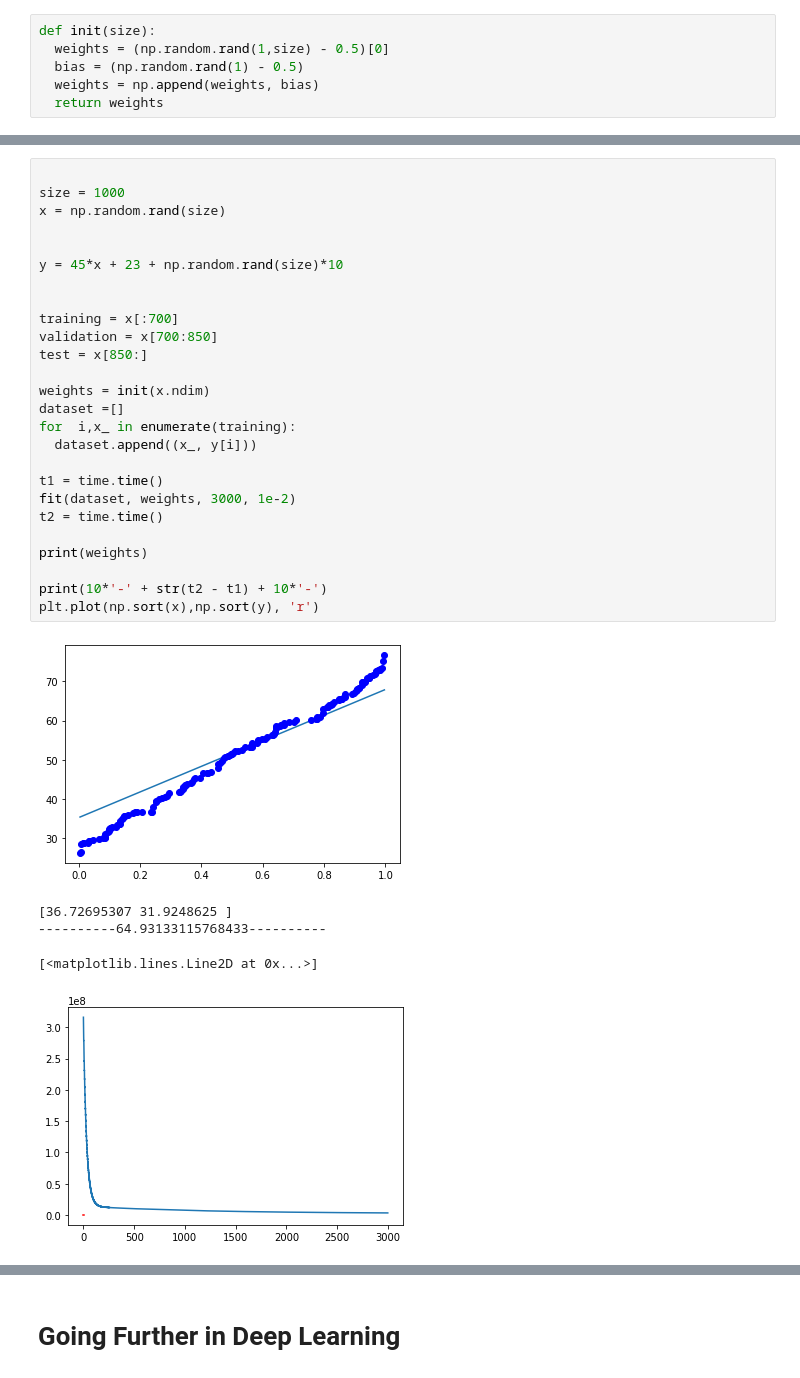
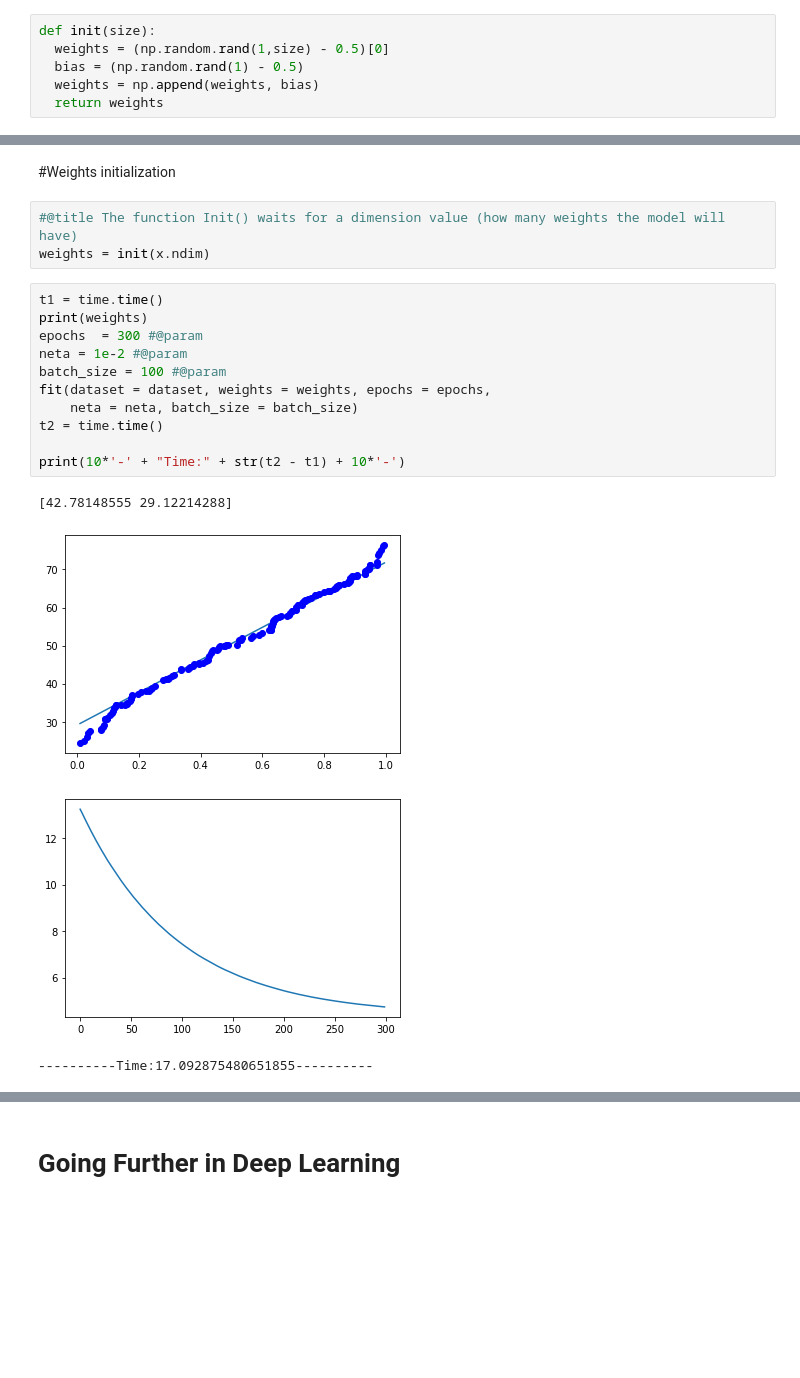
Before and after one commit to lucas-coutinho/AIParaTodos, a Jupyter notebook: Perceptron_CIFAR10.ipynb, the cells around one changed output, grey strips where cells are left out. Drawn from its saved outputs; the diff is of its cells as text; blank space fills up the shorter version.

```diff
--- a/Perceptron_CIFAR10.ipynb
+++ b/Perceptron_CIFAR10.ipynb
@@ -109,35 +152,24 @@ def fit(dataset, weights, epochs, neta = 0.00001):
-# %%
-
-size = 1000
-x = np.random.rand(size)
-
-
-y = 45*x + 23 + np.random.rand(size)*10
-
-
-training = x[:700]
-validation = x[700:850]
-test = x[850:]
-
-weights = init(x.ndim)
-dataset =[]
-for  i,x_ in enumerate(training):
-  dataset.append((x_, y[i]))
-
-t1 = time.time()
-fit(dataset, weights, 3000, 1e-2)
-t2 = time.time()
-
-print(weights)
-
-print(10*'-' + str(t2 - t1) + 10*'-')
-plt.plot(np.sort(x),np.sort(y), 'r')
-# %% [output]
-[figure, removed]
-[36.72695307 31.9248625 ]
-----------64.93133115768433----------
-[<matplotlib.lines.Line2D at 0x...>]
-[figure, removed]
+# %% [markdown]
+#Weights initialization
+# %%
+#@title The function Init() waits for a dimension value (how many weights the model will have)
+weights = init(x.ndim)
+# %%
+t1 = time.time()
+print(weights)
+epochs  = 300 #@param
+neta = 1e-2 #@param
+batch_size = 100 #@param
+fit(dataset = dataset, weights = weights, epochs = epochs,
+    neta = neta, batch_size = batch_size)
+t2 = time.time()
+
+print(10*'-' + "Time:" + str(t2 - t1) + 10*'-')
+# %% [output]
+[42.78148555 29.12214288]
+[figure, added]
+[figure, added]
+----------Time:17.092875480651855----------
 # %%
 # Avalie o modelo treinado aqui
 # Como a acurácia no conjunto de teste se compara com a acurácia obtida no conjunto de treino?
```
Also changed, not shown: parts of 42 cells of this notebook, 5 other files.
